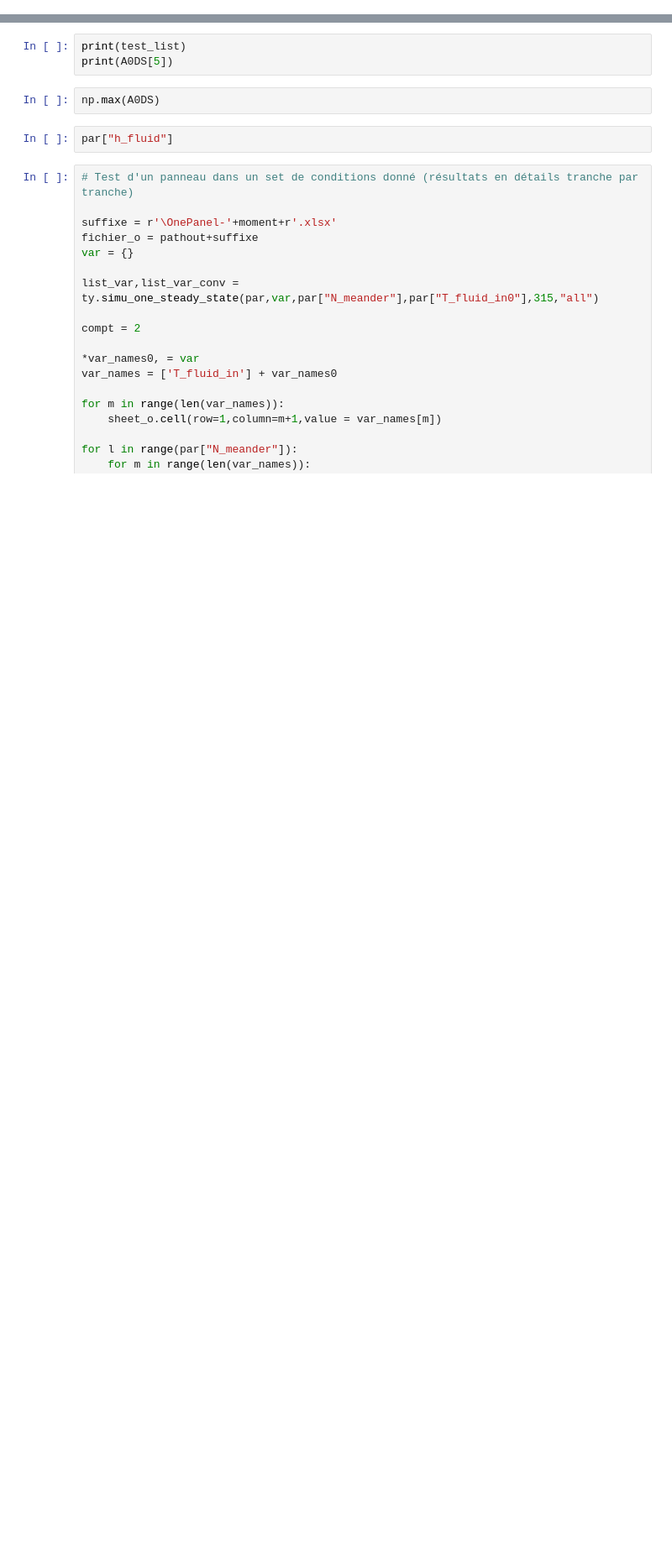
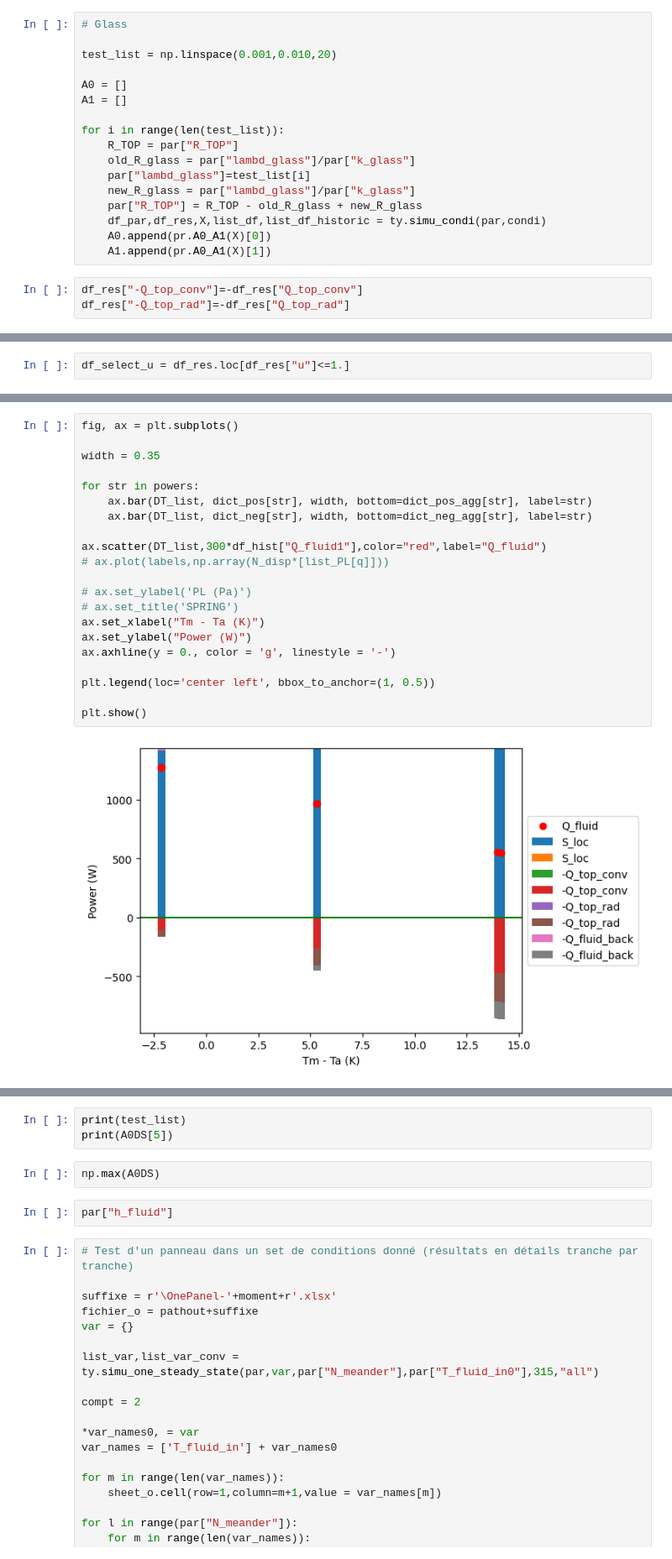
Before and after one commit to valentindelachaux/PVT, a Jupyter notebook: main.ipynb, the cells around one changed output, grey strips where cells are left out. Shown at 84% size. Cells and saved outputs as stored; diff of their text form; blank space fills up the shorter version.

```diff
--- a/main.ipynb
+++ b/main.ipynb
@@ -235,0 +520,20 @@ plt.show()
+# %%
+# Glass
+
+test_list = np.linspace(0.001,0.010,20)
+
+A0 = []
+A1 = []
+
+for i in range(len(test_list)):
+    R_TOP = par["R_TOP"]
+    old_R_glass = par["lambd_glass"]/par["k_glass"]
+    par["lambd_glass"]=test_list[i]
+    new_R_glass = par["lambd_glass"]/par["k_glass"]
+    par["R_TOP"] = R_TOP - old_R_glass + new_R_glass
+    df_par,df_res,X,list_df,list_df_historic = ty.simu_condi(par,condi)
+    A0.append(pr.A0_A1(X)[0])
+    A1.append(pr.A0_A1(X)[1])
+# %%
+df_res["-Q_top_conv"]=-df_res["Q_top_conv"]
+df_res["-Q_top_rad"]=-df_res["Q_top_rad"]
@@ -235,0 +656,2 @@ plt.show()
+# %%
+df_select_u = df_res.loc[df_res["u"]<=1.]
@@ -235,0 +702,23 @@ plt.show()
+# %%
+fig, ax = plt.subplots()
+
+width = 0.35
+
+for str in powers:
+    ax.bar(DT_list, dict_pos[str], width, bottom=dict_pos_agg[str], label=str)
+    ax.bar(DT_list, dict_neg[str], width, bottom=dict_neg_agg[str], label=str)
+
+ax.scatter(DT_list,300*df_hist["Q_fluid1"],color="red",label="Q_fluid")
+# ax.plot(labels,np.array(N_disp*[list_PL[q]]))
+
+# ax.set_ylabel('PL (Pa)')
+# ax.set_title('SPRING')
+ax.set_xlabel("Tm - Ta (K)")
+ax.set_ylabel("Power (W)")
+ax.axhline(y = 0., color = 'g', linestyle = '-')
+
+plt.legend(loc='center left', bbox_to_anchor=(1, 0.5))
+
+plt.show()
+# %% [output]
+[figure, added]
```
Also changed, not shown: parts of 89 cells of this notebook, 20 other files.
